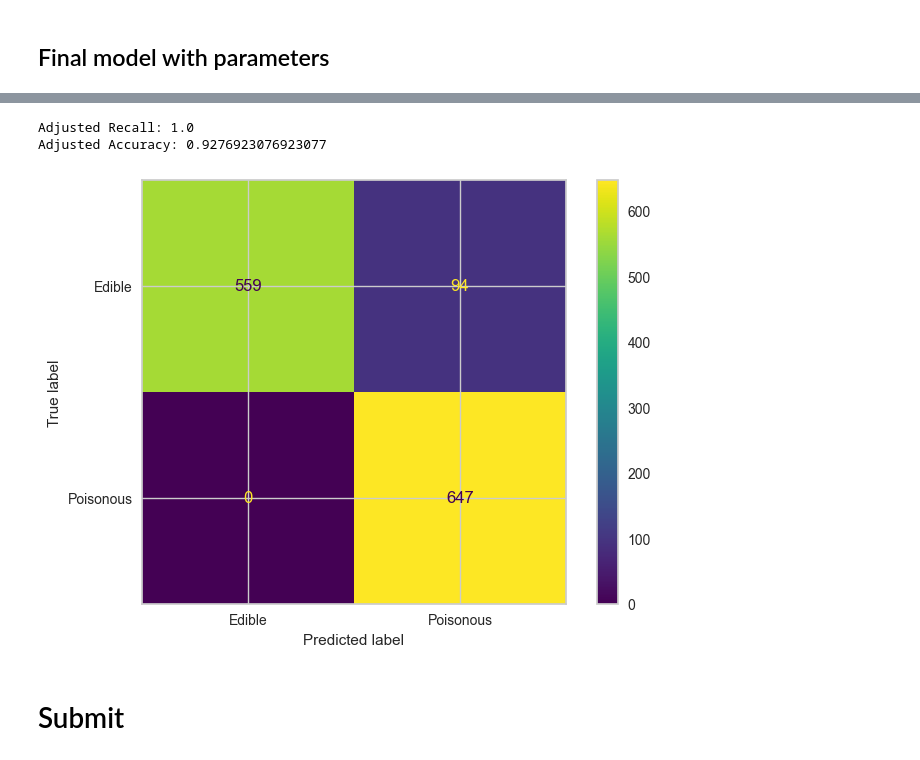
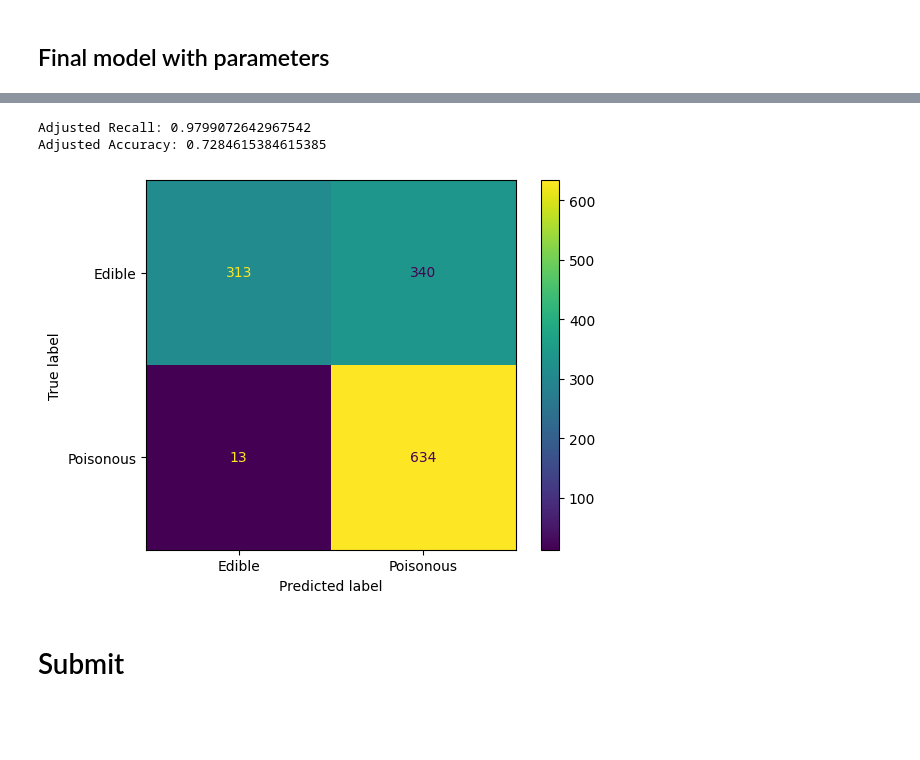
Before and after one commit to MerleSt/MushroomClassification, a Jupyter notebook: Notebooks/mushroom_model.ipynb, the cells around one changed output, grey strips where cells are left out. Cells and saved outputs as stored; diff of their text form; code cells hidden in the pictures; blank space fills up the shorter version.

```diff
--- a/Notebooks/mushroom_model.ipynb
+++ b/Notebooks/mushroom_model.ipynb
@@ -223,24 +224,13 @@ def objective(trial):
         'bootstrap': trial.suggest_categorical('bootstrap', [True, False]),
     }
 
-    regressor = RandomForestRegressor(**param, random_state=0)
-    regressor.fit(X_train, y_train)
+    model = RandomForestClassifier(**param, random_state=0)
+    model.fit(X_train, y_train)
 
     # Predict continuous values
-    predictions = regressor.predict(X_test)
+    predictions = model.predict(X_test)
 
-    # Search for the best threshold
-    best_recall = 0
-    best_threshold = 0.5
-    for threshold in np.arange(0, 1.01, 0.01):  # Search from 0 to 1 in steps of 0.01
-        predictions_adjusted = [1 if pred > threshold else 0 for pred in predictions]
-        recall = recall_score(y_test, predictions_adjusted)
-        if recall > best_recall:
-            best_recall = recall
-            best_threshold = threshold
-
-    # Return 1 - best_recall to minimize
-    return 1 - best_recall
+    return 1 - recall_score(y_test, predictions)
 
 # Create a study object and specify the direction is "minimize".
 study = optuna.create_study(direction="minimize")
@@ -248,5 +238,6 @@ study = optuna.create_study(direction="minimize")
 # Optimize the study
 study.optimize(objective, n_trials=100)
 
+xgb_param = study.best_params
 # Results
 print(f"The best parameters for RandomForestRegressor are {study.best_params} with a score of {1 - study.best_value}")
@@ -386,6 +399,6 @@ TypeError: suggest_categorical() missing 1 required positional argument: 'choice
 # %%
-# XGB Classifier
-param = best_param_xgb
+#XGB Classifier
+param = xgb_param
 
 model = xgb.XGBClassifier(**param, random_state=0)
 model.fit(X_train, y_train)
@@ -394,7 +407,7 @@ model.fit(X_train, y_train)
 probabilities = model.predict_proba(X_test)[:, 1]
 
 # 2. Decide on a threshold
-threshold = 0.08  # You can adjust this value as needed
+threshold = 1 - 0.942647  # You can adjust this value as needed
 
 # 3. Apply the threshold
 predictions_adjusted = [1 if prob > threshold else 0 for prob in probabilities]
@@ -441,48 +510,38 @@ plt.show()
 # %%
 # MLP
 #param = best_param_mlp
 
-param = {
-    'hidden_layer_sizes': (30, 30),
-    'activation': 'logistic',
-    'solver': 'adam',
-    'alpha': 0.013948743631269902,
-    'batch_size': 64,
-    'learning_rate': 'constant',
-    'learning_rate_init': 0.0726090332443873,
-    'max_iter': 1200
-}
-
+param = {'hidden_layer_sizes': (50,), 'activation': 'logistic', 'solver': 'adam', 'alpha': 0.0039983026106050435, 'batch_size': 128, 'learning_rate': 'adaptive', 'learning_rate_init': 0.00025696701812899785, 'max_iter': 1700, 'early_stopping': True}
 model = MLPClassifier(**param, random_state=0)
 model.fit(X_train, y_train)
 # 1. Predict class probabilities
 probabilities = model.predict_proba(X_test)[:, 1]
 
 # 2. Decide on a threshold
-threshold = 0.035  # You can adjust this value as needed
+threshold = 0.09  # You can adjust this value as needed
 
 # 3. Apply the threshold
 predictions_adjusted = [1 if prob > threshold else 0 for prob in probabilities]
 
 # Now, evaluate the model using these adjusted predictions
 recall_adjusted = recall_score(y_test, predictions_adjusted)
 print(f'Adjusted Recall: {recall_adjusted}')
 
 accuracy_adjusted = accuracy_score(y_test, predictions_adjusted)
 print(f'Adjusted Accuracy: {accuracy_adjusted}')
 
 
 
 cm = confusion_matrix(y_test, predictions_adjusted)
 disp = ConfusionMatrixDisplay(confusion_matrix=cm,
                                 display_labels=['Edible', 'Poisonous'])
 disp.plot()
 
 plt.show()
 # %% [output]
-Adjusted Recall: 1.0
-Adjusted Accuracy: 0.9276923076923077
+Adjusted Recall: 0.9799072642967542
+Adjusted Accuracy: 0.7284615384615385
-[figure, old version]
+[figure, new version]
 # %% [markdown]
 # Submit
 # %%
```
Also changed, not shown: parts of 10 cells of this notebook, 11 other files.
